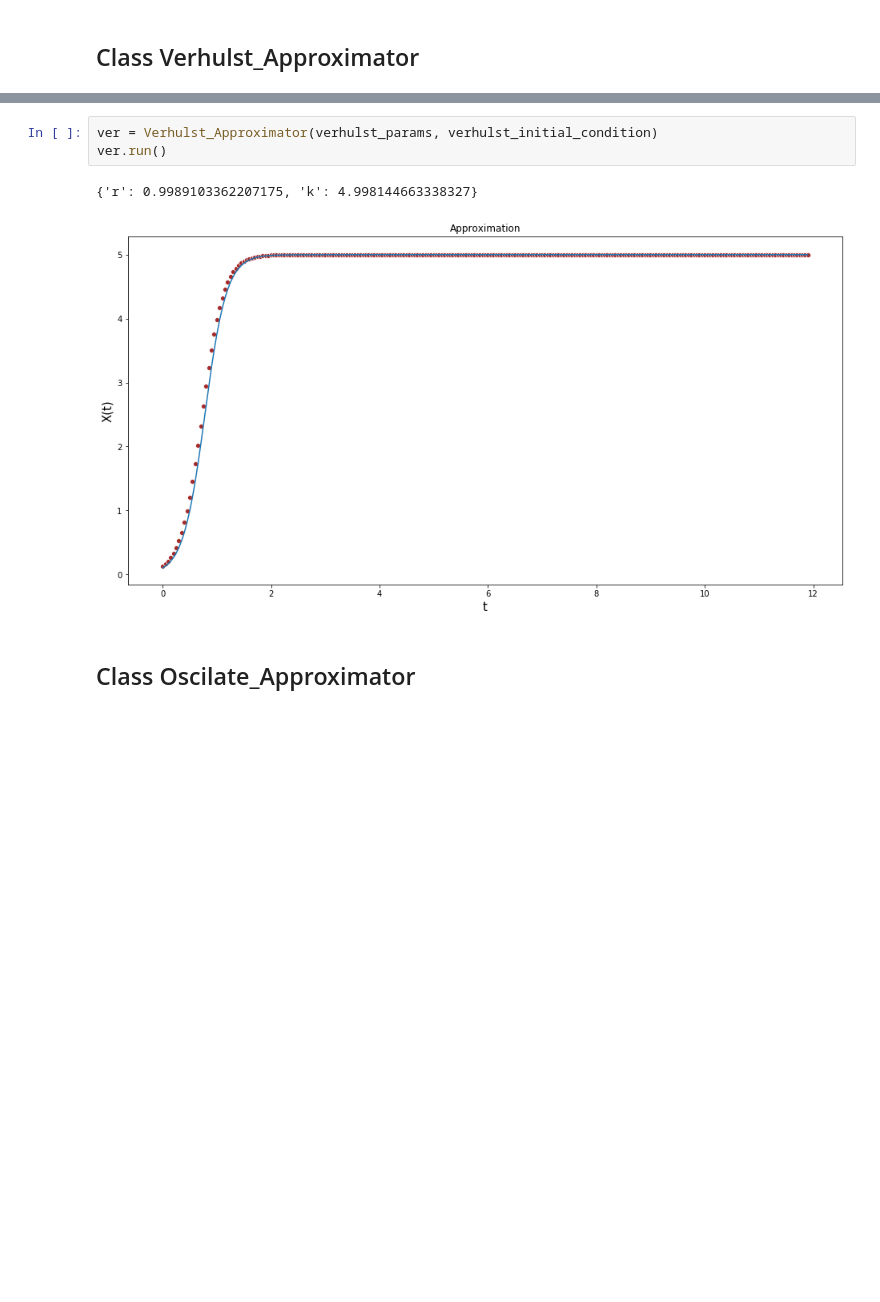
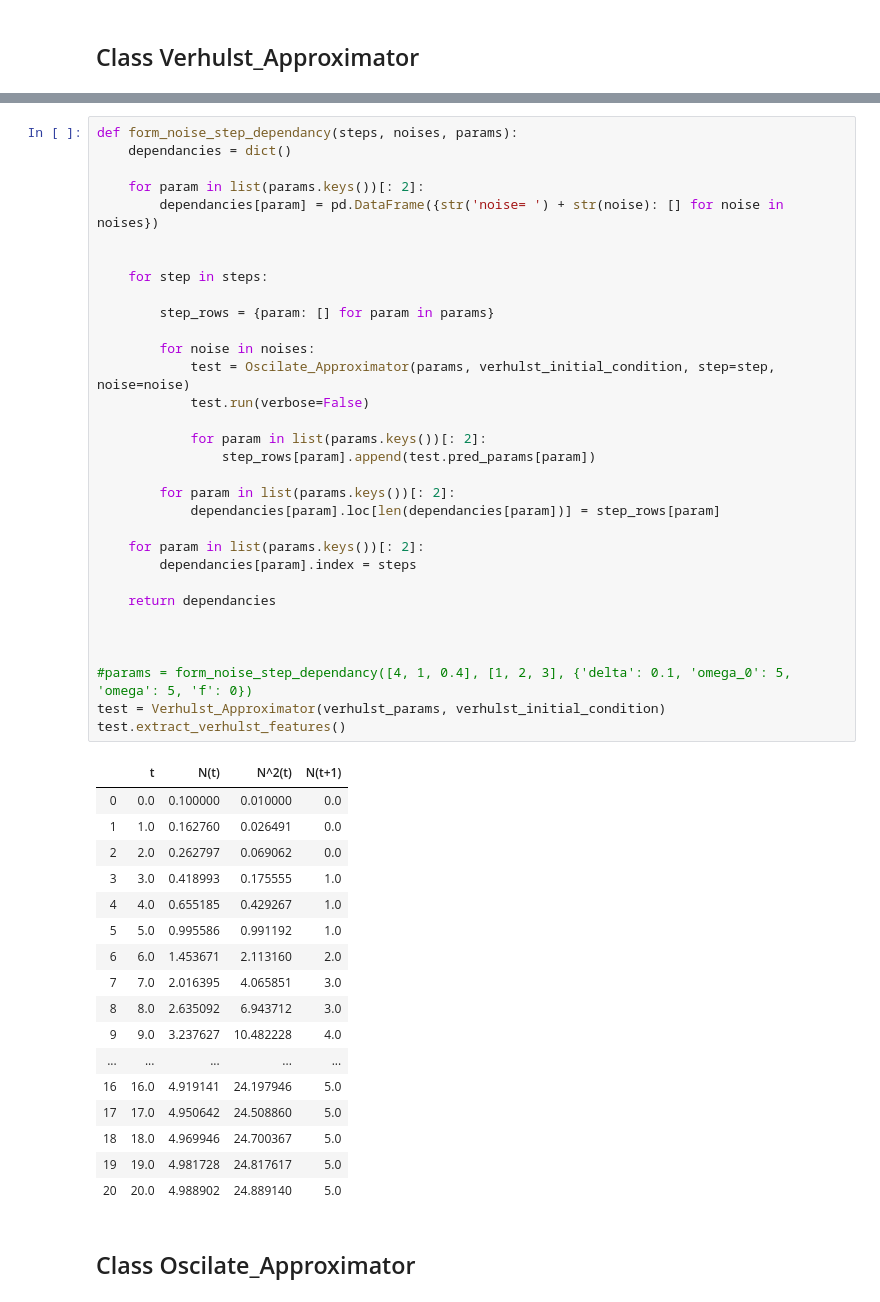
Before and after one commit to minmyk/Heavy_systems, a Jupyter notebook: Heavy_systems_lab2.ipynb, the cells around one changed output, grey strips where cells are left out. Drawn from its saved outputs; the diff is of its cells as text; blank space fills up the shorter version.

```diff
--- a/Heavy_systems_lab2.ipynb
+++ b/Heavy_systems_lab2.ipynb
@@ -244,9 +262,53 @@ class Verhulst_Approximator:
-# %%
-ver = Verhulst_Approximator(verhulst_params, verhulst_initial_condition)
-ver.run()
-# %% [output]
-{'r': 0.9989103362207175, 'k': 4.998144663338327}
-[figure, removed]
+# %%
+def form_noise_step_dependancy(steps, noises, params):
+    dependancies = dict()
+
+    for param in list(params.keys())[: 2]:
+        dependancies[param] = pd.DataFrame({str('noise= ') + str(noise): [] for noise in noises})
+
+
+    for step in steps:
+
+        step_rows = {param: [] for param in params}
+
+        for noise in noises:
+            test = Oscilate_Approximator(params, verhulst_initial_condition, step=step, noise=noise)
+            test.run(verbose=False)
+
+            for param in list(params.keys())[: 2]:
+                step_rows[param].append(test.pred_params[param])
+
+        for param in list(params.keys())[: 2]:
+            dependancies[param].loc[len(dependancies[param])] = step_rows[param]
+
+    for param in list(params.keys())[: 2]:
+        dependancies[param].index = steps
+
+    return dependancies
+
+
+
+#params = form_noise_step_dependancy([4, 1, 0.4], [1, 2, 3], {'delta': 0.1, 'omega_0': 5, 'omega': 5, 'f': 0})
+test = Verhulst_Approximator(verhulst_params, verhulst_initial_condition)
+test.extract_verhulst_features()
+# %% [output]
+|  | t | N(t) | N^2(t) | N(t+1) |
+| 0 | 0.0 | 0.100000 | 0.010000 | 0.0 |
+| 1 | 1.0 | 0.162760 | 0.026491 | 0.0 |
+| 2 | 2.0 | 0.262797 | 0.069062 | 0.0 |
+| 3 | 3.0 | 0.418993 | 0.175555 | 1.0 |
+| 4 | 4.0 | 0.655185 | 0.429267 | 1.0 |
+| 5 | 5.0 | 0.995586 | 0.991192 | 1.0 |
+| 6 | 6.0 | 1.453671 | 2.113160 | 2.0 |
+| 7 | 7.0 | 2.016395 | 4.065851 | 3.0 |
+| 8 | 8.0 | 2.635092 | 6.943712 | 3.0 |
+| 9 | 9.0 | 3.237627 | 10.482228 | 4.0 |
+| ... | ... | ... | ... | ... |
+| 16 | 16.0 | 4.919141 | 24.197946 | 5.0 |
+| 17 | 17.0 | 4.950642 | 24.508860 | 5.0 |
+| 18 | 18.0 | 4.969946 | 24.700367 | 5.0 |
+| 19 | 19.0 | 4.981728 | 24.817617 | 5.0 |
+| 20 | 20.0 | 4.988902 | 24.889140 | 5.0 |
 # %% [markdown]
 ## Class Oscilate_Approximator
 # %%
```
Also changed, not shown: parts of 13 cells of this notebook.
